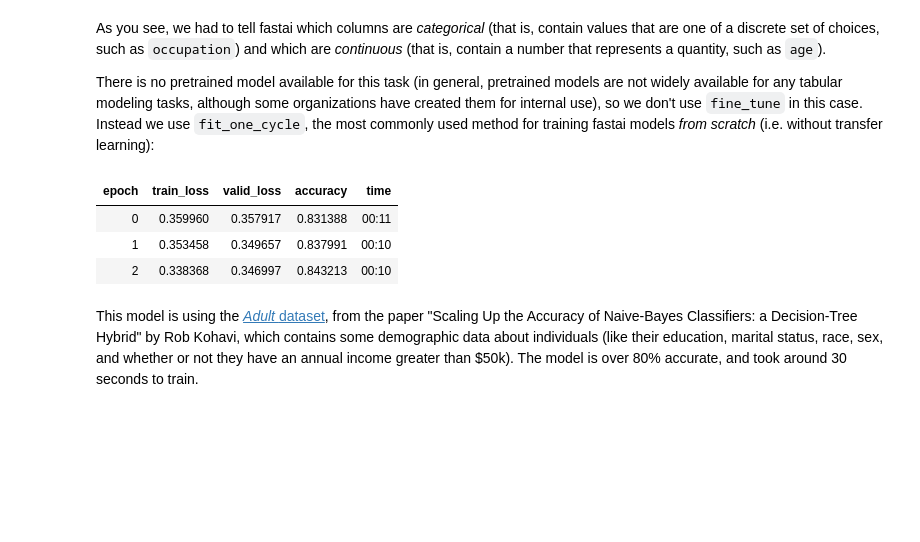
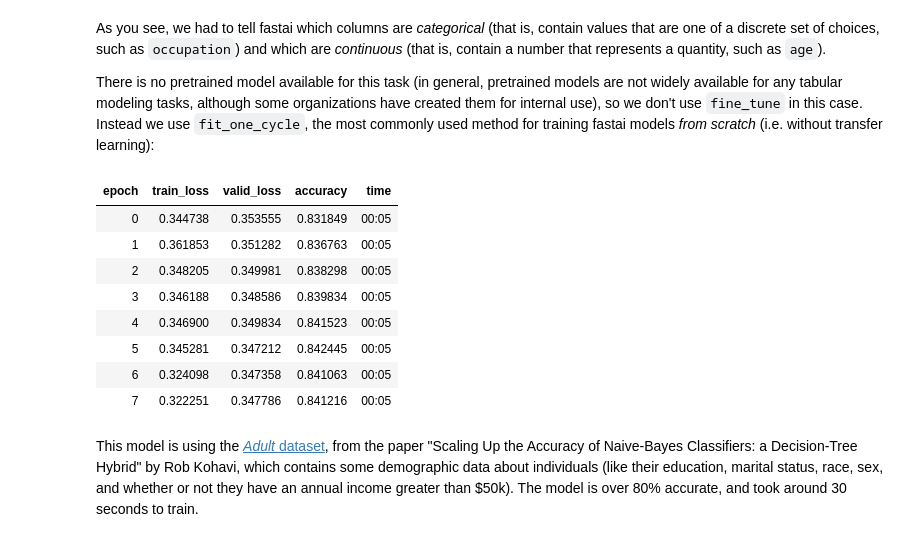
Before and after one commit to aadroher/fastbook, a Jupyter notebook: 01_intro.ipynb, the cells around one changed output. Cells and saved outputs as stored; diff of their text form; code cells hidden in the pictures; blank space fills up the shorter version.

```diff
--- a/01_intro.ipynb
+++ b/01_intro.ipynb
@@ -786,12 +816,17 @@ As you see, we had to tell fastai which columns are *categorical* (that is, cont
 
 There is no pretrained model available for this task (in general, pretrained models are not widely available for any tabular modeling tasks, although some organizations have created them for internal use), so we don't use `fine_tune` in this case. Instead we use `fit_one_cycle`, the most commonly used method for training fastai models *from scratch* (i.e. without transfer learning):
 # %%
-learn.fit_one_cycle(3)
+learn.fit_one_cycle(8)
 # %% [output]
 | epoch | train_loss | valid_loss | accuracy | time |
-| 0 | 0.359960 | 0.357917 | 0.831388 | 00:11 |
-| 1 | 0.353458 | 0.349657 | 0.837991 | 00:10 |
-| 2 | 0.338368 | 0.346997 | 0.843213 | 00:10 |
+| 0 | 0.344738 | 0.353555 | 0.831849 | 00:05 |
+| 1 | 0.361853 | 0.351282 | 0.836763 | 00:05 |
+| 2 | 0.348205 | 0.349981 | 0.838298 | 00:05 |
+| 3 | 0.346188 | 0.348586 | 0.839834 | 00:05 |
+| 4 | 0.346900 | 0.349834 | 0.841523 | 00:05 |
+| 5 | 0.345281 | 0.347212 | 0.842445 | 00:05 |
+| 6 | 0.324098 | 0.347358 | 0.841063 | 00:05 |
+| 7 | 0.322251 | 0.347786 | 0.841216 | 00:05 |
 # %% [markdown]
 This model is using the [*Adult* dataset](http://robotics.stanford.edu/~ronnyk/nbtree.pdf), from the paper "Scaling Up the Accuracy of Naive-Bayes Classifiers: a Decision-Tree Hybrid" by Rob Kohavi, which contains some demographic data about individuals (like their education, marital status, race, sex, and whether or not they have an annual income greater than \$50k). The model is over 80\% accurate, and took around 30 seconds to train.
 # %% [markdown]
```
Also changed, not shown: parts of 13 cells of this notebook, 2 other files.
